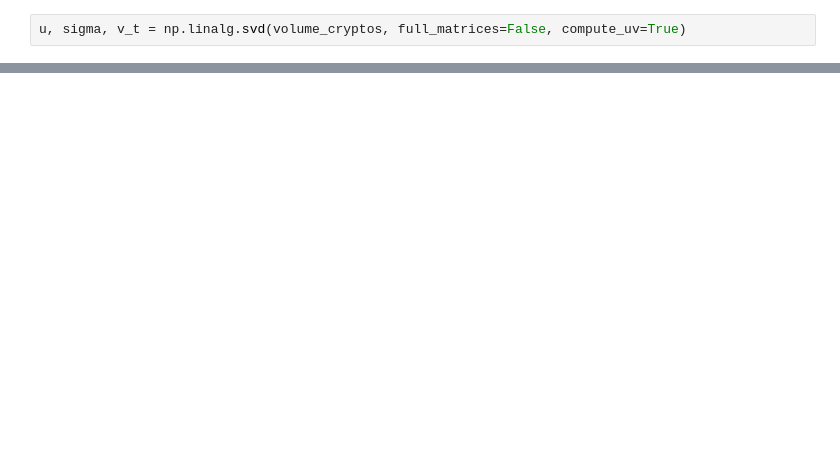
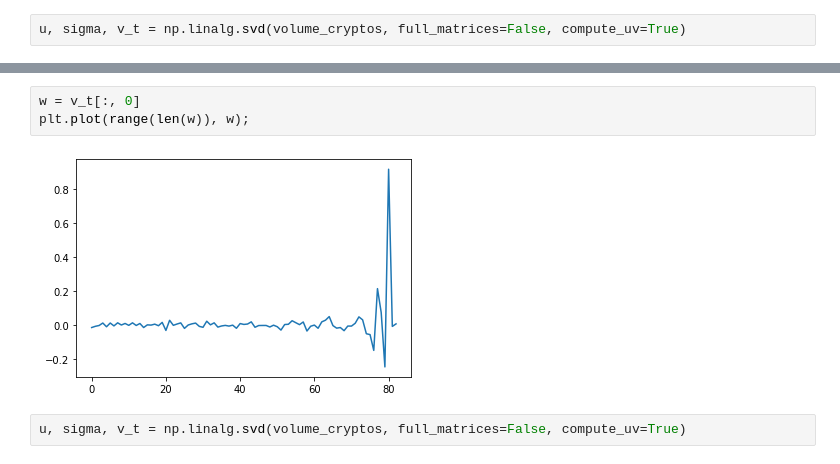
Before and after one commit to 2667schummr/gsp-lab2-svd-analysis-crypto, a Jupyter notebook: volume_svd_analysis.ipynb, the cells around one changed output, grey strips where cells are left out. Cells and saved outputs as stored; diff of their text form; blank space fills up the shorter version.

```diff
--- a/volume_svd_analysis.ipynb
+++ b/volume_svd_analysis.ipynb
@@ -58,0 +50,7 @@ plt.plot(range(121), v_t[:, 0]);
+# %%
+w = v_t[:, 0]
+plt.plot(range(len(w)), w);
+# %% [output]
+[figure, added]
+# %%
+u, sigma, v_t = np.linalg.svd(volume_cryptos, full_matrices=False, compute_uv=True)
```
Also changed, not shown: parts of 19 cells of this notebook, 1 other file.
